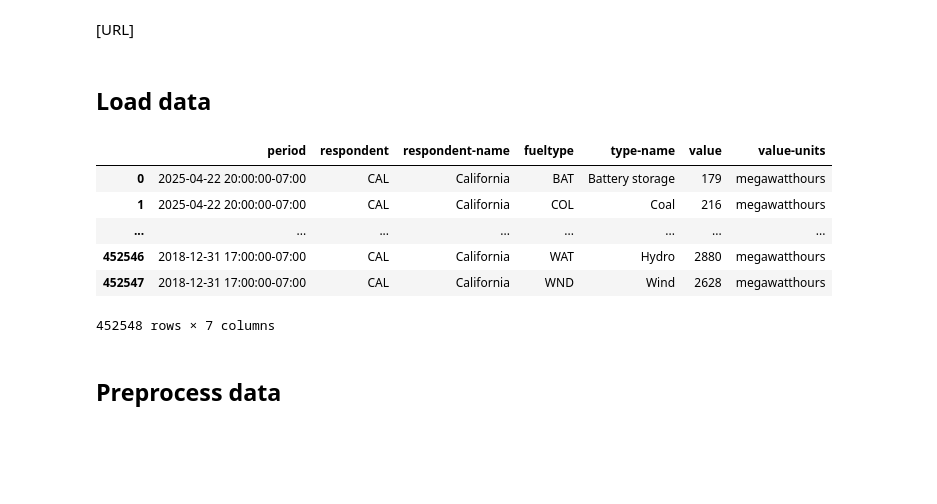
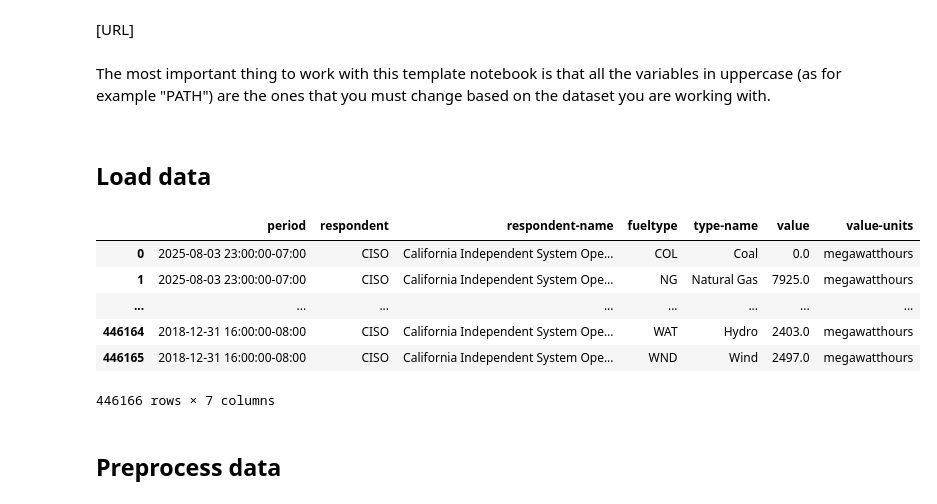
Before and after one commit to myothergit/python-for-time-series-forecasting-5246009, a Jupyter notebook: notebooks/1_Foundation/4_Assignment/0_TEMPLATE.ipynb, the cells around one changed output. Saved outputs shown, nothing was run; the diff lists cells and outputs as text; code cells hidden in the pictures; blank space fills up the shorter version.

Commit message:
template changes

```diff
--- a/notebooks/1_Foundation/4_Assignment/0_TEMPLATE.ipynb
+++ b/notebooks/1_Foundation/4_Assignment/0_TEMPLATE.ipynb
@@ -2,23 +2,31 @@
 # [TITLE]
 # %% [markdown]
 [URL]
+# %% [markdown]
+<div class="alert">
+
+The most important thing to work with this template notebook is that all the variables in uppercase (as for example "PATH") are the ones that you must change based on the dataset you are working with.
+
+</div>
 # %% [markdown]
 ## Load data
 # %%
-PATH = "../../../data/EIA/fuel_type_data_california.parquet"
+# PATH = "../../../data/EIA/fuel_type_data_california.parquet"
+PATH = "../../../data/EIA/energy_by_fueltype_ciso.csv"
 # %%
 import pandas as pd
-df = pd.read_parquet(PATH)
+# df = pd.read_parquet(PATH)
+df = pd.read_csv(PATH)
 
 df
 # %% [output]
 |  | period | respondent | respondent-name | fueltype | type-name | value | value-units |
-| 0 | 2025-04-22 20:00:00-07:00 | CAL | California | BAT | Battery storage | 179 | megawatthours |
-| 1 | 2025-04-22 20:00:00-07:00 | CAL | California | COL | Coal | 216 | megawatthours |
+| 0 | 2025-08-03 23:00:00-07:00 | CISO | California Independent System Ope... | COL | Coal | 0.0 | megawatthours |
+| 1 | 2025-08-03 23:00:00-07:00 | CISO | California Independent System Ope... | NG | Natural Gas | 7925.0 | megawatthours |
 | ... | ... | ... | ... | ... | ... | ... | ... |
-| 452546 | 2018-12-31 17:00:00-07:00 | CAL | California | WAT | Hydro | 2880 | megawatthours |
-| 452547 | 2018-12-31 17:00:00-07:00 | CAL | California | WND | Wind | 2628 | megawatthours |
+| 446164 | 2018-12-31 16:00:00-08:00 | CISO | California Independent System Ope... | WAT | Hydro | 2403.0 | megawatthours |
+| 446165 | 2018-12-31 16:00:00-08:00 | CISO | California Independent System Ope... | WND | Wind | 2497.0 | megawatthours |
-452548 rows × 7 columns
+446166 rows × 7 columns
 # %% [markdown]
 ## Preprocess data
 # %% [markdown]
```
Also changed, not shown: parts of 37 cells of this notebook.
